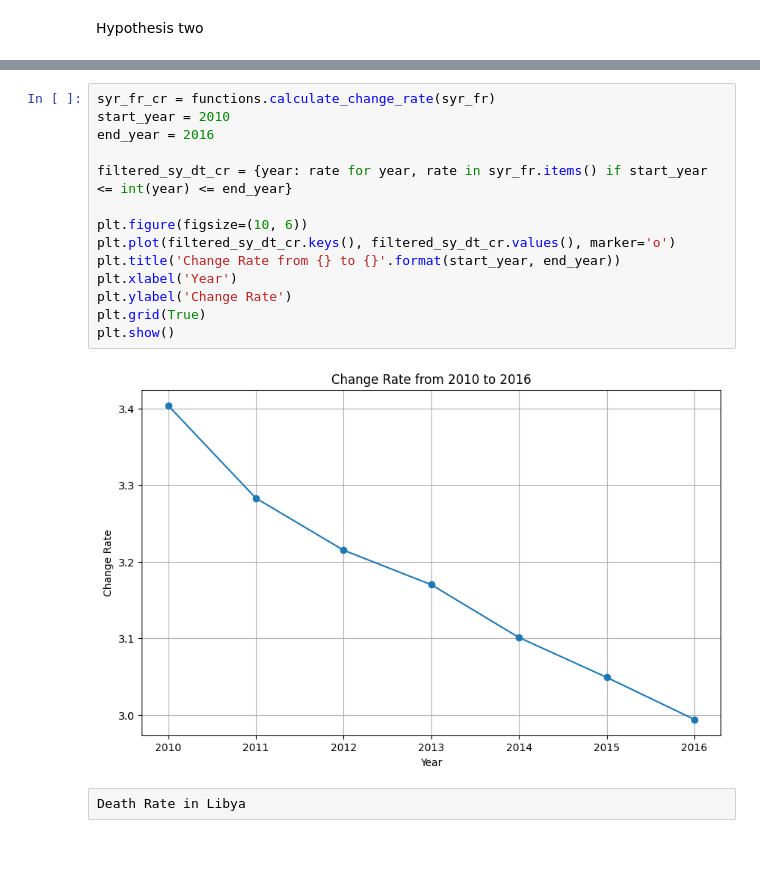
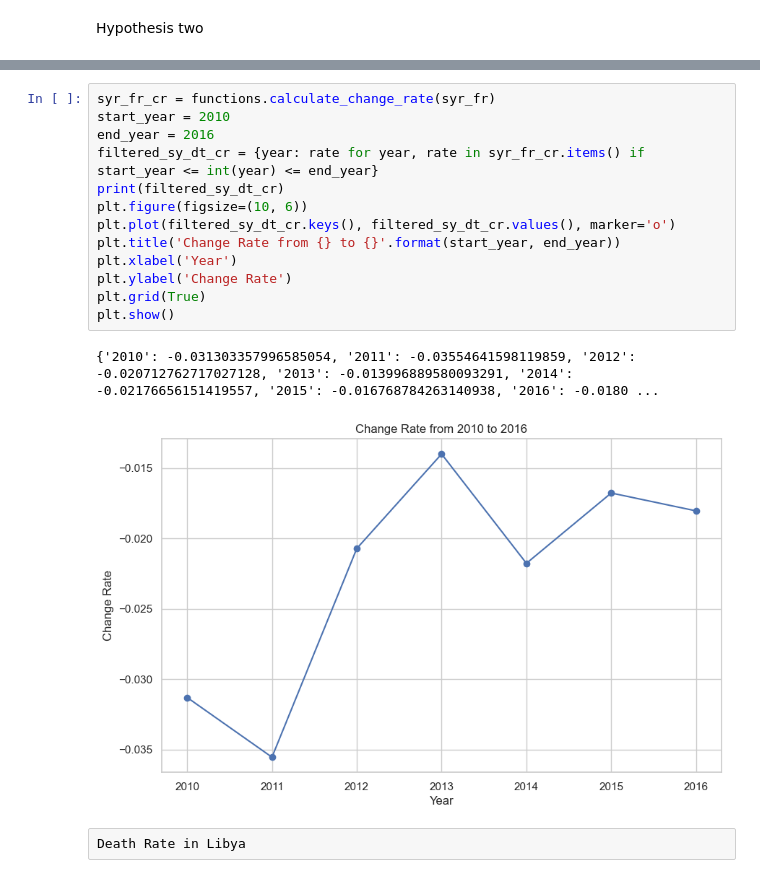
Before and after one commit to Huahuahaha/2023Fall_Projects, a Jupyter notebook: Hypothesis Report.ipynb, the cells around one changed output, grey strips where cells are left out. Saved outputs shown, nothing was run; the diff lists cells and outputs as text; blank space fills up the shorter version.

```diff
--- a/Hypothesis Report.ipynb
+++ b/Hypothesis Report.ipynb
@@ -147,19 +303,19 @@ functions.plot_normalized_rates(syr_fr, syrian_dt)
 # %%
 syr_fr_cr = functions.calculate_change_rate(syr_fr)
 start_year = 2010
 end_year = 2016
-
-filtered_sy_dt_cr = {year: rate for year, rate in syr_fr.items() if start_year <= int(year) <= end_year}
-
+filtered_sy_dt_cr = {year: rate for year, rate in syr_fr_cr.items() if start_year <= int(year) <= end_year}
+print(filtered_sy_dt_cr)
 plt.figure(figsize=(10, 6))
 plt.plot(filtered_sy_dt_cr.keys(), filtered_sy_dt_cr.values(), marker='o')
 plt.title('Change Rate from {} to {}'.format(start_year, end_year))
 plt.xlabel('Year')
 plt.ylabel('Change Rate')
 plt.grid(True)
 plt.show()
 # %% [output]
+{'2010': -0.031303357996585054, '2011': -0.03554641598119859, '2012': -0.020712762717027128, '2013': -0.013996889580093291, '2014': -0.02176656151419557, '2015': -0.016768784263140938, '2016': -0.0180 ...
-[figure, old version]
+[figure, new version]
 # %% [raw]
 Death Rate in Libya
 # %%
```
Also changed, not shown: parts of 30 cells of this notebook.
